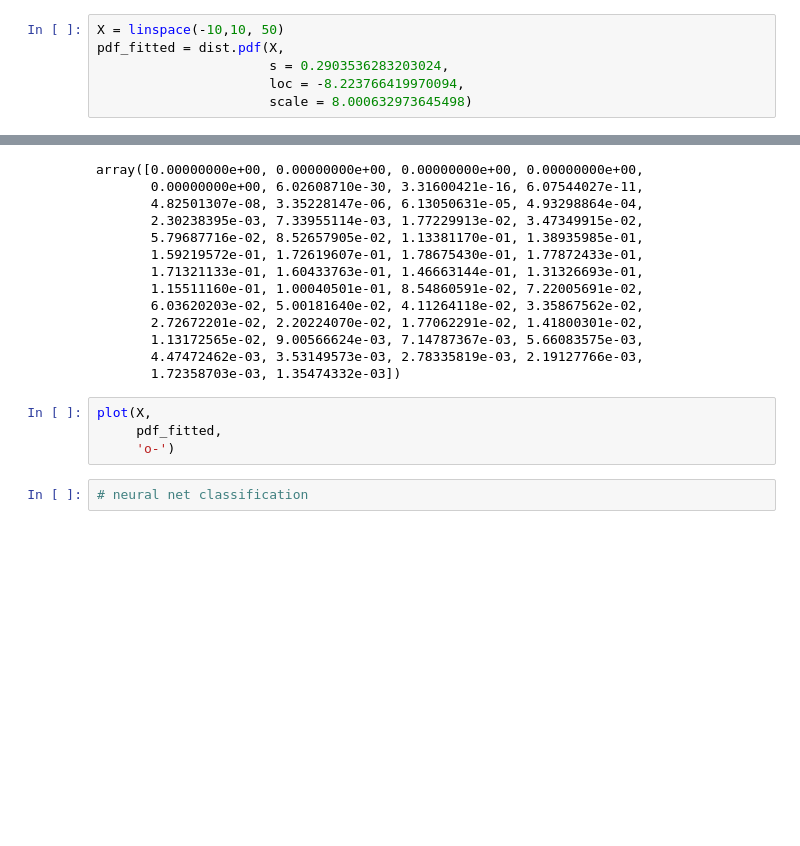
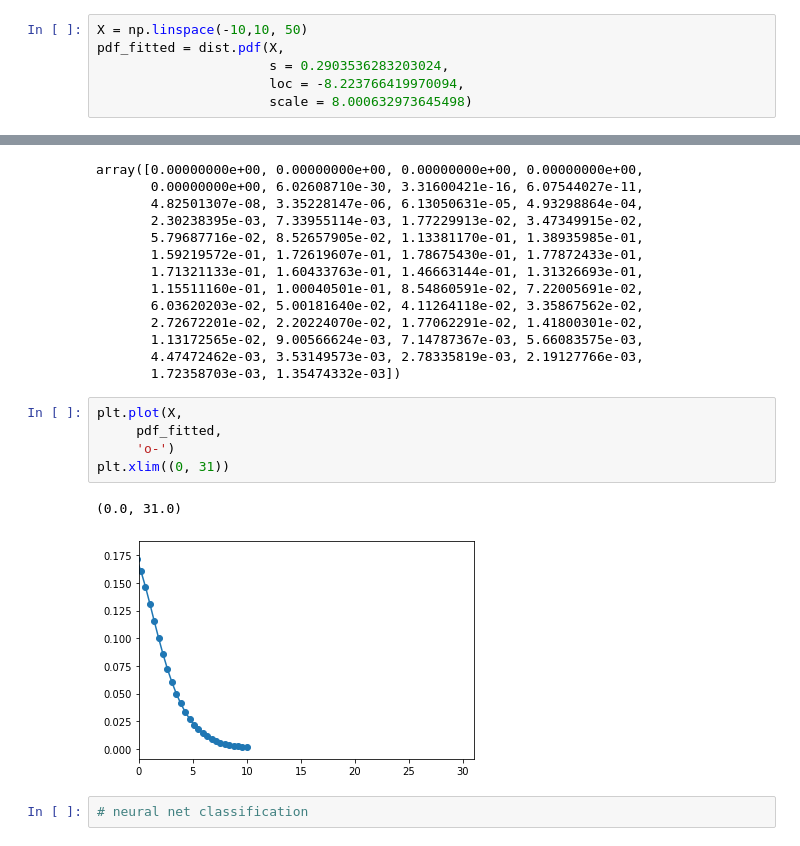
Before and after one commit to alecsharpie/abalone, a Jupyter notebook: Modelling.ipynb, the cells around one changed output, grey strips where cells are left out. Cells and saved outputs as stored; diff of their text form; blank space fills up the shorter version.

```diff
--- a/Modelling.ipynb
+++ b/Modelling.ipynb
@@ -434,7 +433,7 @@ best_knn.predict(X_pred)
 # %% [output]
 array([12.40666667])
 # %%
-X = linspace(-10,10, 50)
+X = np.linspace(-10,10, 50)
 pdf_fitted = dist.pdf(X,
                       s = 0.2903536283203024,
                       loc = -8.223766419970094,
@@ -459,8 +458,12 @@ array([0.00000000e+00, 0.00000000e+00, 0.00000000e+00, 0.00000000e+00,
        4.47472462e-03, 3.53149573e-03, 2.78335819e-03, 2.19127766e-03,
        1.72358703e-03, 1.35474332e-03])
 # %%
-plot(X,
+plt.plot(X,
      pdf_fitted,
      'o-')
+plt.xlim((0, 31))
+# %% [output]
+(0.0, 31.0)
+[figure, added]
 # %%
 # neural net classification
```
Also changed, not shown: parts of 1 cell of this notebook.
